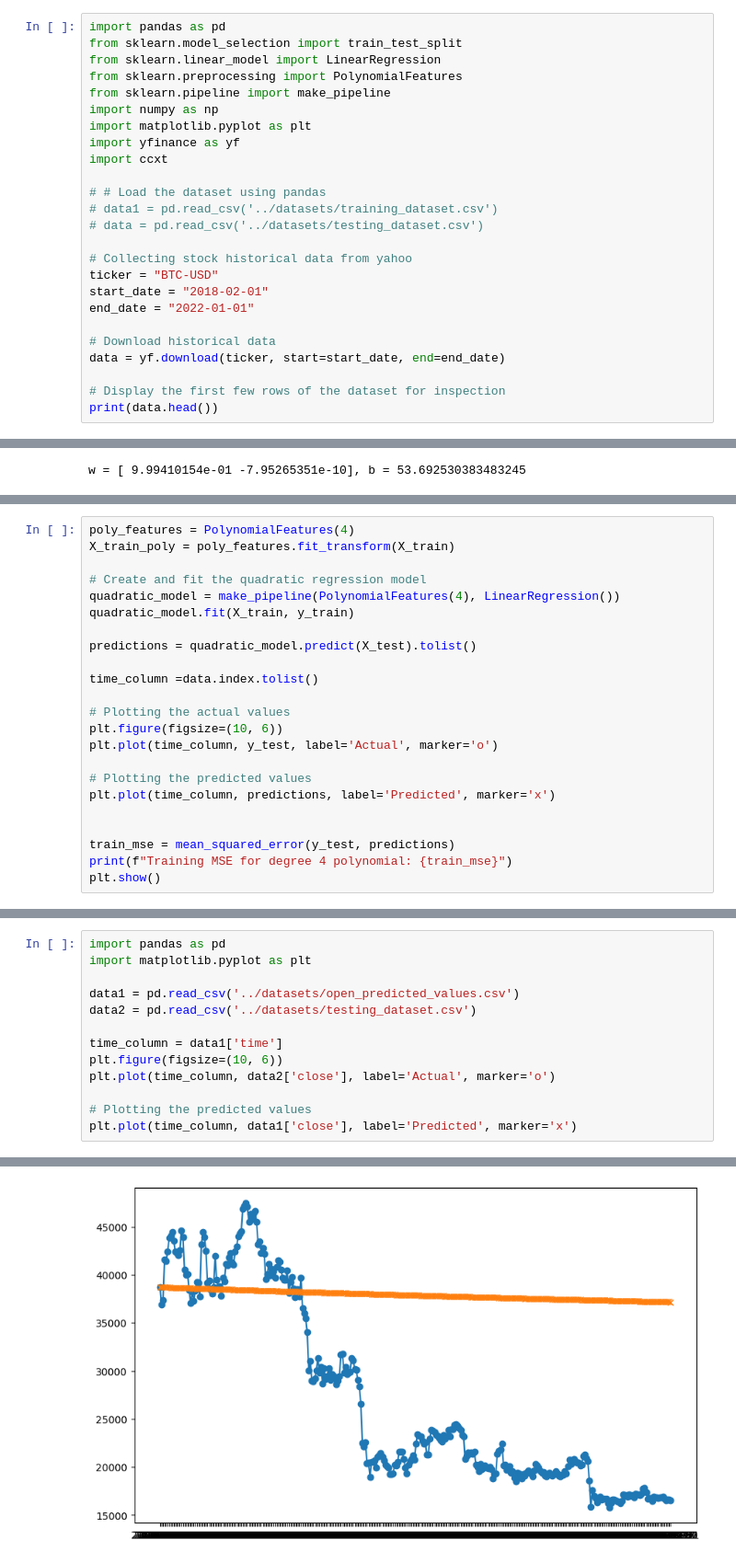
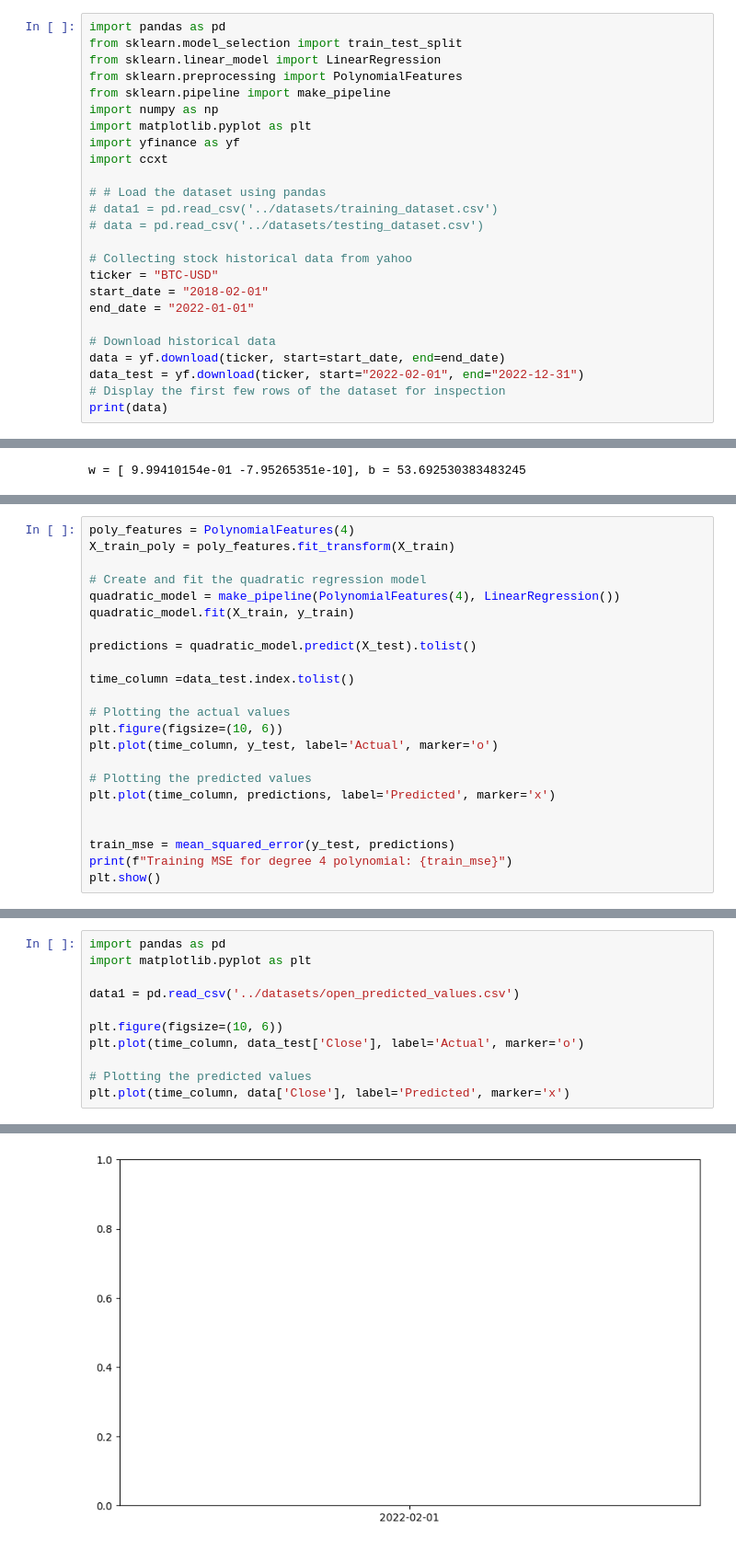
Before and after one commit to FakePickle/CoinSavvy, a Jupyter notebook: builder_models/model_tester.ipynb, the cells around one changed output, grey strips where cells are left out. Shown at 92% size. Drawn from its saved outputs; the diff is of its cells as text.

Commit message:
Graphs plotting fixed

```diff
--- a/builder_models/model_tester.ipynb
+++ b/builder_models/model_tester.ipynb
@@ -20,8 +20,8 @@ end_date = "2022-01-01"
 
 # Download historical data
 data = yf.download(ticker, start=start_date, end=end_date)
-
+data_test = yf.download(ticker, start="2022-02-01", end="2022-12-31")
 # Display the first few rows of the dataset for inspection
-print(data.head())
+print(data)
 # %% [output]
 [*********************100%%**********************]  1 of 1 completed
@@ -168,7 +170,7 @@ quadratic_model.fit(X_train, y_train)
 
 predictions = quadratic_model.predict(X_test).tolist()
 
-time_column =data.index.tolist()
+time_column =data_test.index.tolist()
 
 # Plotting the actual values
 plt.figure(figsize=(10, 6))
@@ -189,12 +191,10 @@ import pandas as pd
 import matplotlib.pyplot as plt
 
 data1 = pd.read_csv('../datasets/open_predicted_values.csv')
-data2 = pd.read_csv('../datasets/testing_dataset.csv')
 
-time_column = data1['time']
 plt.figure(figsize=(10, 6))
-plt.plot(time_column, data2['close'], label='Actual', marker='o')
+plt.plot(time_column, data_test['Close'], label='Actual', marker='o')
 
 # Plotting the predicted values
-plt.plot(time_column, data1['close'], label='Predicted', marker='x')
+plt.plot(time_column, data['Close'], label='Predicted', marker='x')
 # %% [output]
@@ -202 +202 @@ plt.plot(time_column, data1['close'], label='Predicted', marker='x')
-[figure, old version]
+[figure, new version]
```
Also changed, not shown: parts of 7 cells of this notebook.
